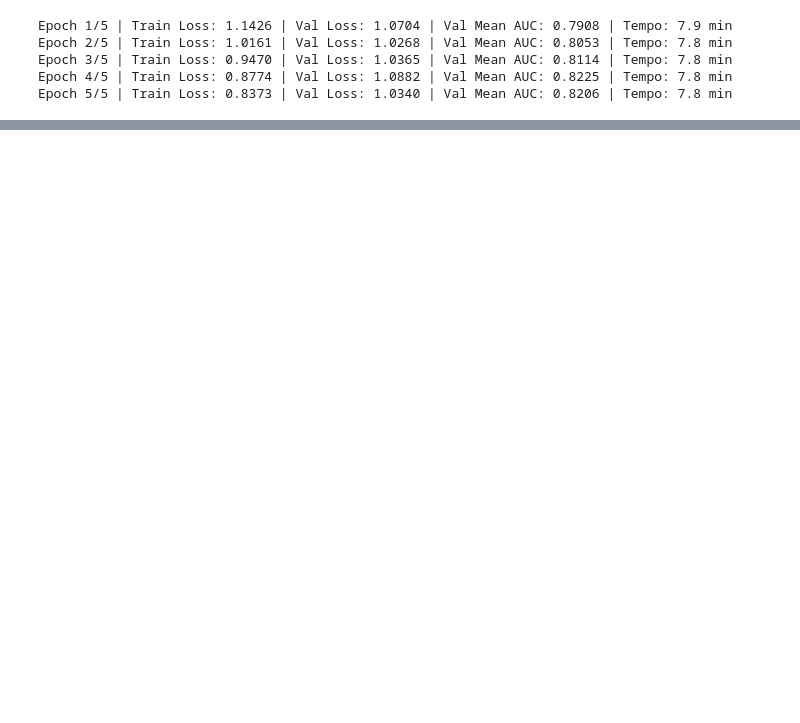
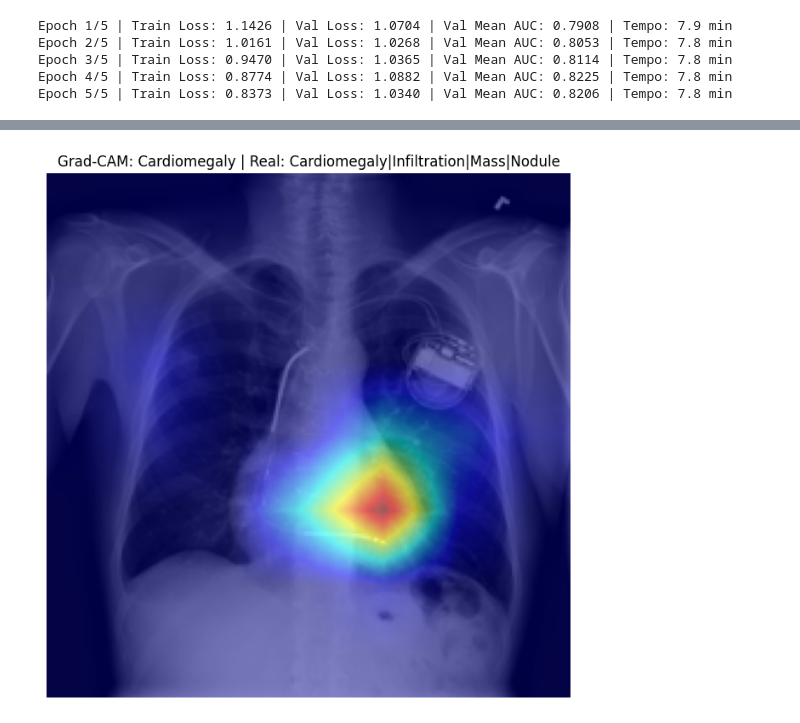
Before and after one commit to RafaelWhoa/project-lumen, a Jupyter notebook: project-lumen.ipynb, the cells around one changed output, grey strips where cells are left out. Saved outputs shown, nothing was run; the diff lists cells and outputs as text; code cells hidden in the pictures; blank space fills up the shorter version.

Commit message:
GradCAM implementation and visualization

```diff
--- a/project-lumen.ipynb
+++ b/project-lumen.ipynb
@@ -310,0 +346,46 @@ Epoch 5/5 | Train Loss: 0.8373 | Val Loss: 1.0340 | Val Mean AUC: 0.8206 | Tempo
+# %%
+from pytorch_grad_cam import GradCAM
+from pytorch_grad_cam.utils.model_targets import ClassifierOutputTarget
+from pytorch_grad_cam.utils.image import show_cam_on_image
+import numpy as np
+from PIL import Image
+import matplotlib.pyplot as plt
+
+# a última camada convolucional da ResNet50
+target_layers = [model.layer4[-1]]
+
+def gerar_gradcam(image_path, target_class_idx, model, target_layers, transform):
+    # carrega e transforma a imagem
+    rgb_img = Image.open(image_path).convert('RGB')
+    rgb_img_resized = rgb_img.resize((224, 224))
+    rgb_np = np.array(rgb_img_resized) / 255.0
+
+    input_tensor = transform(rgb_img).unsqueeze(0).to(device)
+
+    cam = GradCAM(model=model, target_layers=target_layers)
+    targets = [ClassifierOutputTarget(target_class_idx)]
+
+    grayscale_cam = cam(input_tensor=input_tensor, targets=targets)
+    grayscale_cam = grayscale_cam[0, :]
+
+    visualization = show_cam_on_image(rgb_np.astype(np.float32), grayscale_cam, use_rgb=True)
+
+    return visualization, grayscale_cam
+# %%
+# pega uma imagem de teste que tenha Cardiomegalia, por exemplo
+idx_cardiomegaly = disease_labels.index('Cardiomegaly')
+
+sample_row = df_test[df_test['Cardiomegaly'] == 1].iloc[0]
+sample_path = image_path_map[sample_row['Image Index']]
+
+visualization, heatmap = gerar_gradcam(
+    sample_path, idx_cardiomegaly, model, target_layers, transform_eval
+)
+
+plt.figure(figsize=(8, 8))
+plt.imshow(visualization)
+plt.title(f"Grad-CAM: Cardiomegaly | Real: {sample_row['Finding Labels']}")
+plt.axis('off')
+plt.show()
+# %% [output]
+[figure, added]
```
Also changed, not shown: parts of 4 cells of this notebook.
